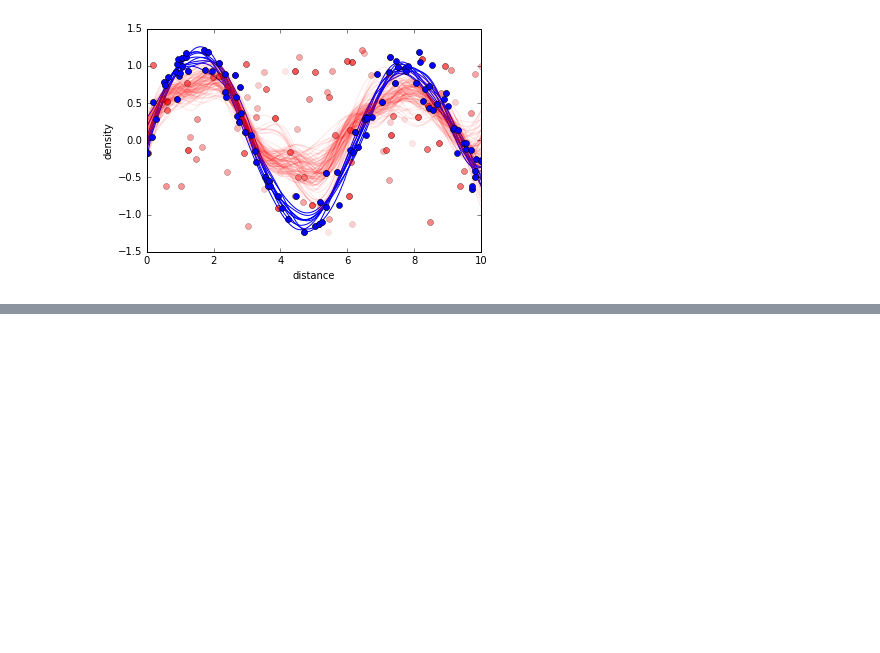
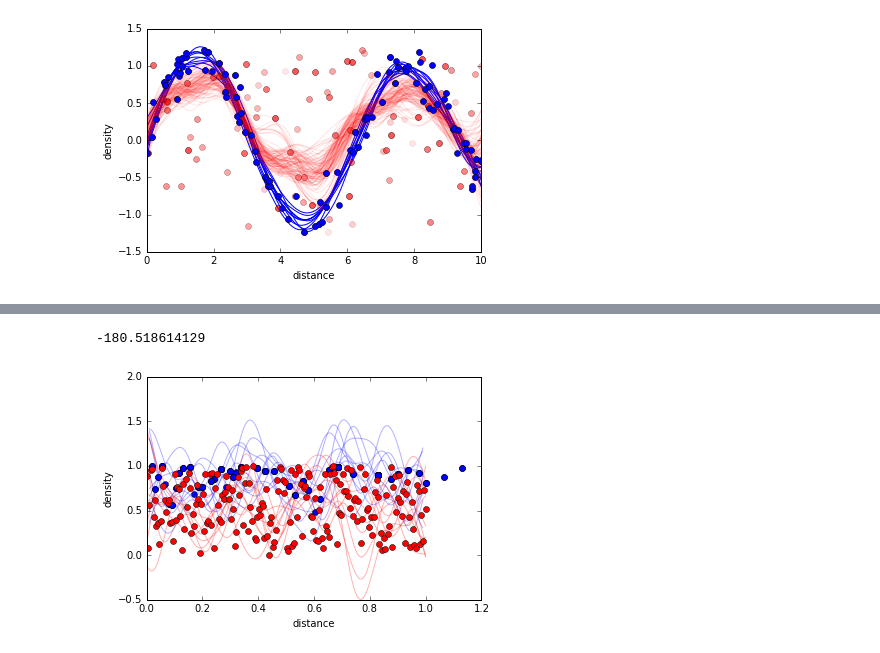
Before and after one commit to aimalz/densityfield, a Jupyter notebook: GPSandbox.ipynb, the cells around one changed output, grey strips where cells are left out. Cells and saved outputs as stored; diff of their text form; code cells hidden in the pictures; blank space fills up the shorter version.

Commit message:
considering even sampling of density field

```diff
--- a/GPSandbox.ipynb
+++ b/GPSandbox.ipynb
@@ -74,8 +74,7 @@ plt.savefig('inputs.png')
 #http://dan.iel.fm/george/current/user/quickstart/#a-simple-example
 
 # Set up the Gaussian process.
-#kernel = ExpSquaredKernel(1.0)
-kernel = CosineKernel(1/50.)
+kernel = ExpSquaredKernel(1.0)
 # %%
 gp_tru = george.GP(kernel)
 
@@ -192,0 +196,37 @@ opt.fmin?
+# %%
+kernel = ExpSquaredKernel(1.0/expectedMaxes)#CosineKernel(1/50.)
+gp_tru = george.GP(kernel)
+
+# Pre-compute the factorization of the matrix.
+gp_tru.compute(xmaxList, yerrList)
+
+# Compute the log likelihood.
+print(gp_tru.lnlikelihood(ymaxList))
+
+t = x0list#np.linspace(0, 10, 500)
+
+mu_tru, cov_tru = gp_tru.predict(ymaxList, t)
+std_tru = np.sqrt(np.diag(cov_tru))
+
+mu_test, cov_test = gp_tru.predict(yplot, xplot)
+std_test = np.sqrt(np.diag(cov_test))
+
+nsamps = 10
+toplot_tru = np.random.multivariate_normal(mu_tru,cov_tru,nsamps)
+toplot_test = np.random.multivariate_normal(mu_test,cov_test,nsamps)
+# toplot_obss = [np.random.multivariate_normal(mu_obss[n],cov_obss[n],nsamps) for n in xrange(nsurvs)]
+for s in xrange(nsamps):
+    plt.plot(t,toplot_tru[s],c='b',alpha=3./nsamps)
+    plt.plot(xplot,toplot_test[s],c='r',alpha=3./nsamps)
+# for n in xrange(nsurvs):
+#     for s in xrange(nsamps):
+#         plt.plot(t,toplot_obss[n][s],c='r',alpha=1./nsurvs)
+#     plt.plot(xos[n],y,'ro',alpha=1./nsurvs)
+plt.plot(xmaxList,ymaxList,'bo')
+plt.plot(xplot,yplot,'ro')
+plt.xlabel('distance')
+plt.ylabel('density')
+plt.savefig('outputs.png')
+# %% [output]
+-180.518614129
+[figure, added]
```
Also changed, not shown: parts of 3 cells of this notebook.
